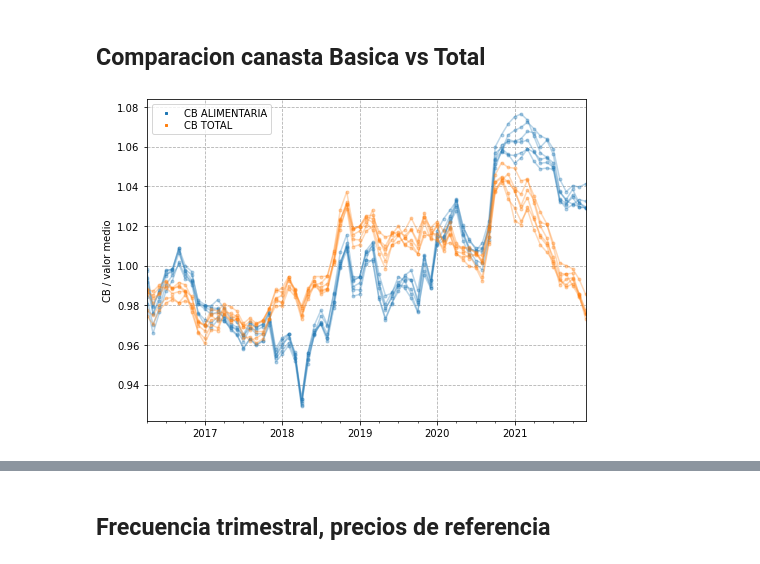
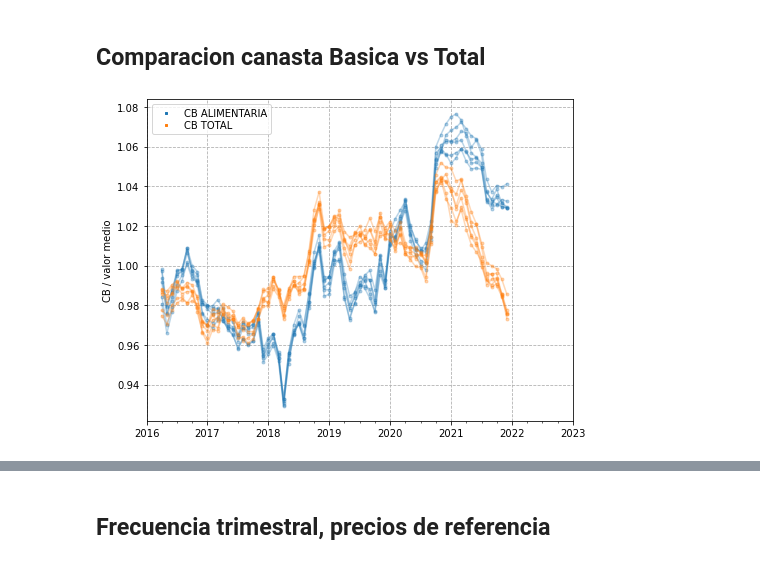
Before and after one commit to matuteiglesias/canastasINDEC, a Jupyter notebook: Computar Canastas.ipynb, the cells around one changed output, grey strips where cells are left out. Drawn from its saved outputs; the diff is of its cells as text; code cells hidden in the pictures.

```diff
--- a/Computar Canastas.ipynb
+++ b/Computar Canastas.ipynb
@@ -62,18 +52,19 @@ import matplotlib.patches as mpatches
 # %%
 data = CB_defl.dropna()
 
 fig, axs = plt.subplots(1, figsize = (7, 5))
 (data/data.mean()).plot(legend = False, marker = '.', color = 6*['#1f77b4']+6*['#ff7f0e'], alpha = .3, ax = axs)
 
 pts1 = mlines.Line2D([], [], lw = 0, marker = 's', c = '#1f77b4', markersize = 2, label = 'CB ALIMENTARIA')
 pts2 = mlines.Line2D([], [], lw = 0, marker = 's', c = '#ff7f0e', markersize = 2, label = 'CB TOTAL')
 axs.legend(handles=[pts1, pts2], numpoints = 1, labelspacing = .2)
 
 axs.set_ylabel('CB / valor medio')
 
 axs.grid(linestyle = '--')
+axs.set_xlim('2016', '2023')
 plt.tight_layout()
-plt.savefig('./demo.jpg')
+plt.savefig('./CBReg.jpg')
 plt.show()
 # %% [output]
-[figure, old version]
+[figure, new version]
```
Also changed, not shown: parts of 8 cells of this notebook, 3 other files.
